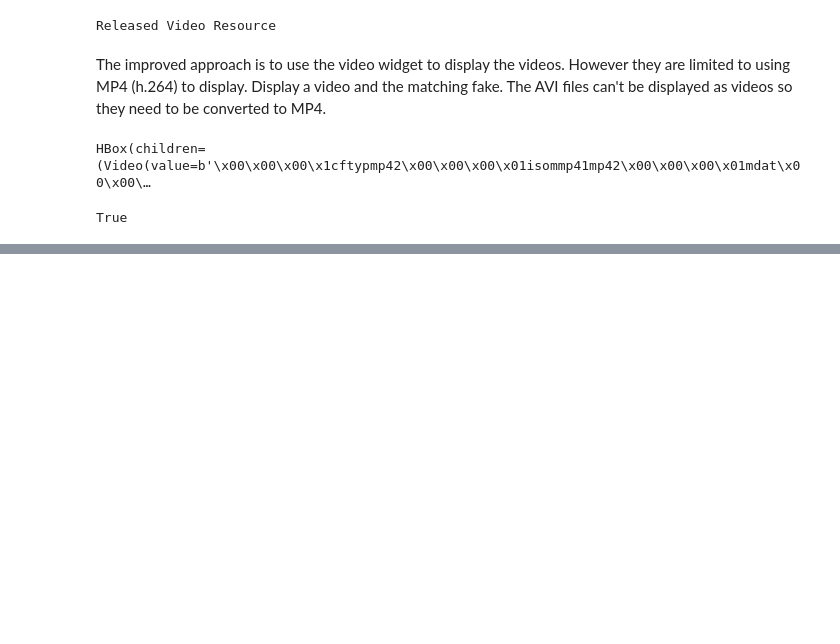
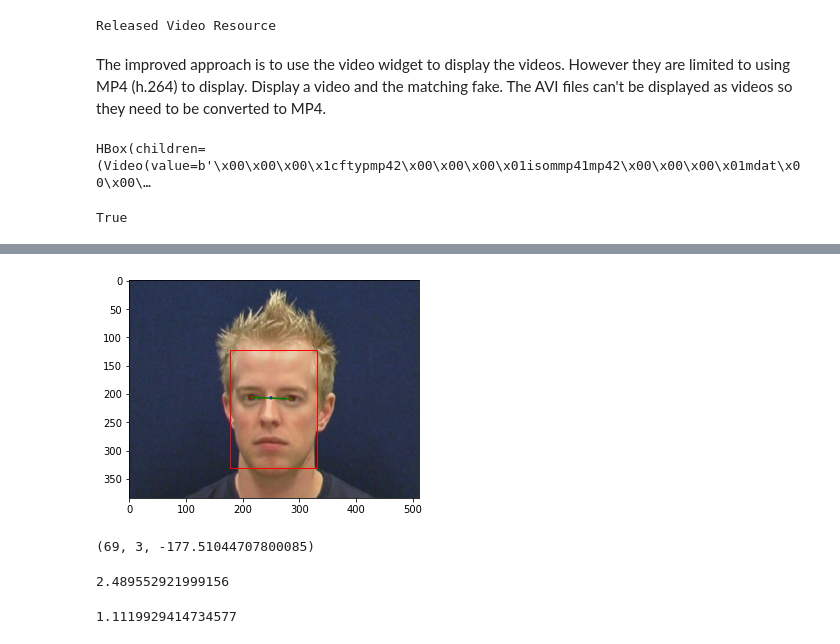
Before and after one commit to arglucas/Manning-Detecting-Deepfakes-with-OpenCV-and-SVM, a Jupyter notebook: 1-DetectFacesInVideos/Process Videos.ipynb, the cells around one changed output, grey strips where cells are left out. Drawn from its saved outputs; the diff is of its cells as text; code cells hidden in the pictures; blank space fills up the shorter version.

```diff
--- a/1-DetectFacesInVideos/Process Videos.ipynb
+++ b/1-DetectFacesInVideos/Process Videos.ipynb
@@ -395,0 +427,49 @@ True
+# %%
+def midpoint(p1, p2):
+    (x1,y1) = p1
+    (x2,y2) = p2
+    return ((x1+x2) // 2, (y1+y2) // 2)
+
+def draw_eye_line(filename, result_list):
+    # load the image
+    data = plt.imread(filename)
+    # plot the image
+    plt.imshow(data)
+    # get the context for drawing boxes
+    ax = plt.gca()
+    # plot each box
+    for result in result_list:
+        # get coordinates
+        x, y, width, height = result['box']
+        # create the shape
+        rect = Rectangle((x, y), width, height, fill=False, color='red')
+        # draw the box
+        ax.add_patch(rect)
+
+        (x1, y1) = result['keypoints']['left_eye']
+        (x2, y2) = result['keypoints']['right_eye']
+        line = plt.Line2D((x1, x2),
+                          (y1, y2),
+                          color='green')
+        ax.add_line(line)
+
+        left = Circle(result['keypoints']['left_eye'], radius=2, color='red')
+        ax.add_patch(left)
+        right = Circle(result['keypoints']['right_eye'], radius=2, color='red')
+        ax.add_patch(right)
+        center = Circle(midpoint((x1,y1), (x2,y2)), radius=2, color='blue')
+        ax.add_patch(center)
+# %%
+draw_eye_line('./real/frame-00000001.jpg', faces)
+# %% [output]
+[figure, added]
+# %%
+left_eye = faces[0]['keypoints']['left_eye']
+right_eye = faces[0]['keypoints']['right_eye']
+dY = right_eye[1] - left_eye[1]
+dX = right_eye[0] - left_eye[0]
+angle = np.degrees(np.arctan2(dY, dX)) - 180
+
+(dX, dY, angle)
+# %% [output]
+(69, 3, -177.51044707800085)
@@ -395,0 +483,8 @@ True
+# %%
+left_eye = faces[0]['keypoints']['left_eye']
+right_eye = faces[0]['keypoints']['right_eye']
+
+angle = eyes_angle(left_eye, right_eye)
+angle
+# %% [output]
+2.489552921999156
@@ -395,0 +507,16 @@ True
+# %%
+# Target Image Size (Assume square, w==h)
+desired_size = 256
+
+# Left eye between 20-40%, so y will be straight so same value, right is 1.0-leftX
+desired_left_pc = (0.35, 0.35)
+desired_right_pc = (1.0 - desired_left_pc[0], desired_left_pc[1])
+
+
+desired_left_px = (desired_left_pc[0] * desired_size, desired_left_pc[1] * desired_size)
+desired_right_px = (desired_right_pc[0] * desired_size, desired_right_pc[1] * desired_size)
+
+scale = scaling_factor(left_eye, right_eye, desired_left_px, desired_right_px)
+scale
+# %% [output]
+1.1119929414734577
```
Also changed, not shown: parts of 34 cells of this notebook.
